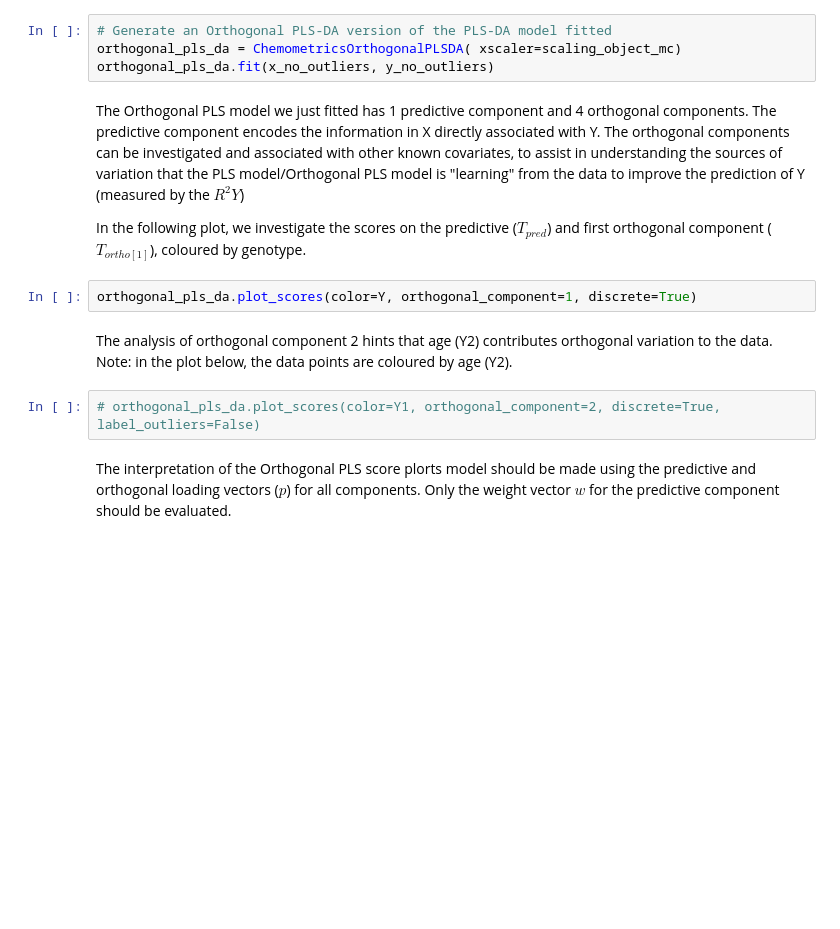
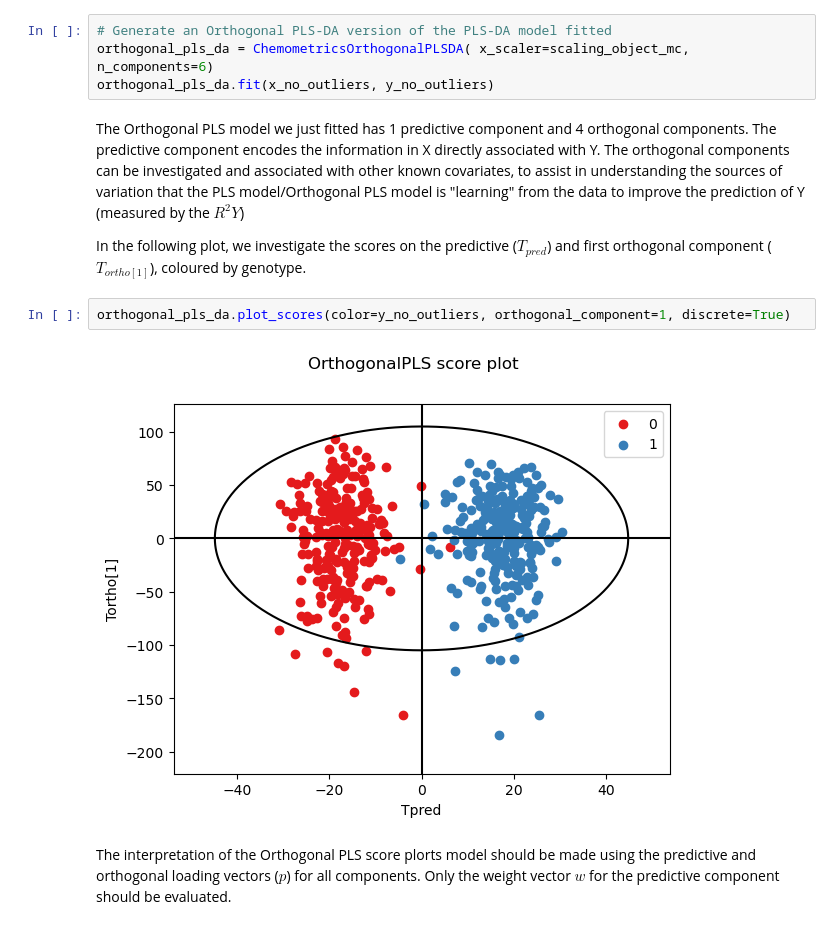
Before and after one commit to IPTC-DataAnalysisCourse/chemometrics-tutorials, a Jupyter notebook: Multivariate Analysis - Supervised Analysis with PLS-DA.ipynb, the cells around one changed output. Saved outputs shown, nothing was run; the diff lists cells and outputs as text; blank space fills up the shorter version.

```diff
--- a/Multivariate Analysis - Supervised Analysis with PLS-DA.ipynb
+++ b/Multivariate Analysis - Supervised Analysis with PLS-DA.ipynb
@@ -435,6 +434,6 @@ After obtaining a reliable PLS model, we generate an Orthogonal PLS/PLS-DA model
 # %%
 # Generate an Orthogonal PLS-DA version of the PLS-DA model fitted
-orthogonal_pls_da = ChemometricsOrthogonalPLSDA( xscaler=scaling_object_mc)
+orthogonal_pls_da = ChemometricsOrthogonalPLSDA( x_scaler=scaling_object_mc, n_components=6)
 orthogonal_pls_da.fit(x_no_outliers, y_no_outliers)
 # %% [markdown]
 The Orthogonal PLS model we just fitted has 1 predictive component and 4 orthogonal components. The predictive component encodes the information in X directly associated with Y.
@@ -442,11 +441,9 @@ The orthogonal components can be investigated and associated with other known co
 
 In the following plot, we investigate the scores on the predictive ($T_{pred}$) and first orthogonal component ($T_{ortho[1]}$), coloured by genotype.
 # %%
-orthogonal_pls_da.plot_scores(color=Y, orthogonal_component=1, discrete=True)
+orthogonal_pls_da.plot_scores(color=y_no_outliers, orthogonal_component=1, discrete=True)
+# %% [output]
+[figure, added]
-# %% [markdown]
-The analysis of orthogonal component 2 hints that age (Y2) contributes orthogonal variation to the data. Note: in the plot below, the data points are coloured by age (Y2).
-# %%
-# orthogonal_pls_da.plot_scores(color=Y1, orthogonal_component=2, discrete=True, label_outliers=False)
 # %% [markdown]
 The interpretation of the Orthogonal PLS score plorts model should be made using the predictive and orthogonal loading vectors ($p$) for all components. Only the weight vector $w$ for the predictive component should be evaluated.
 # %%
```
Also changed, not shown: parts of 6 cells of this notebook.
